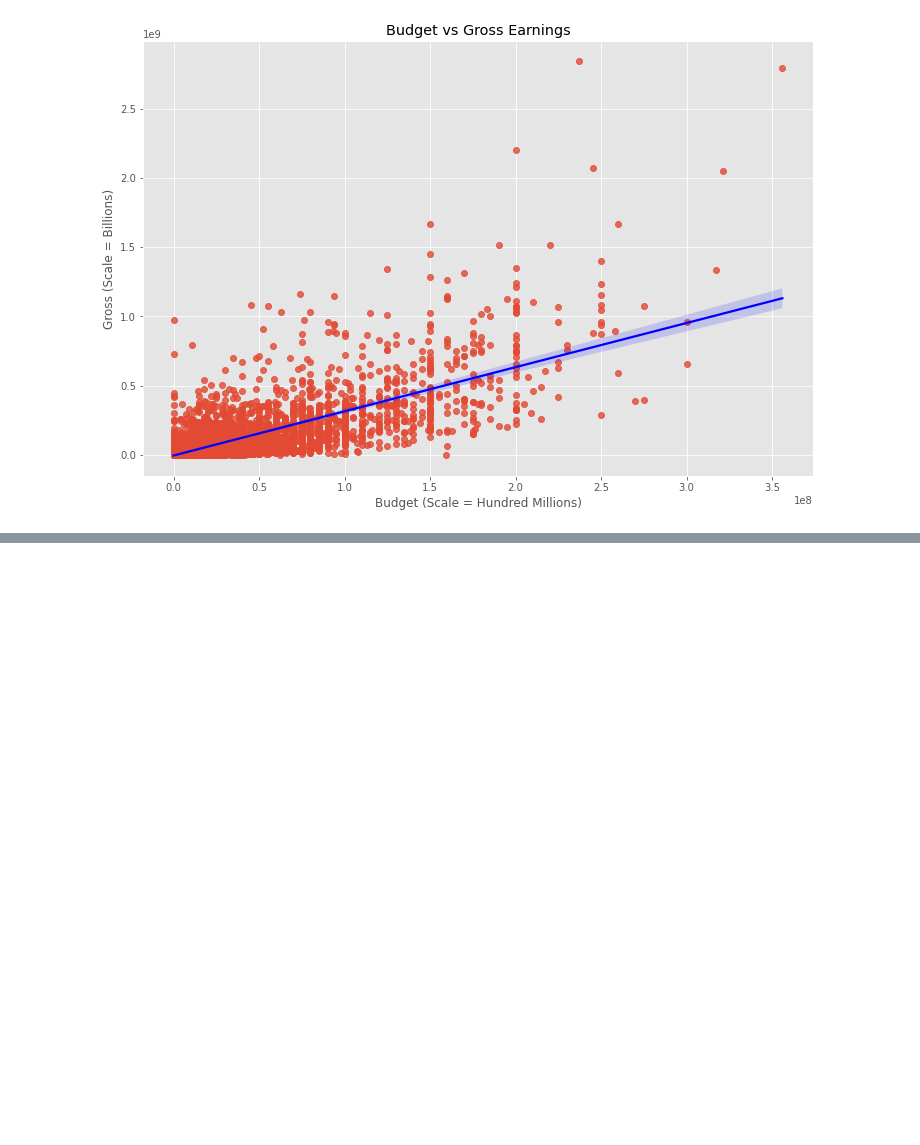
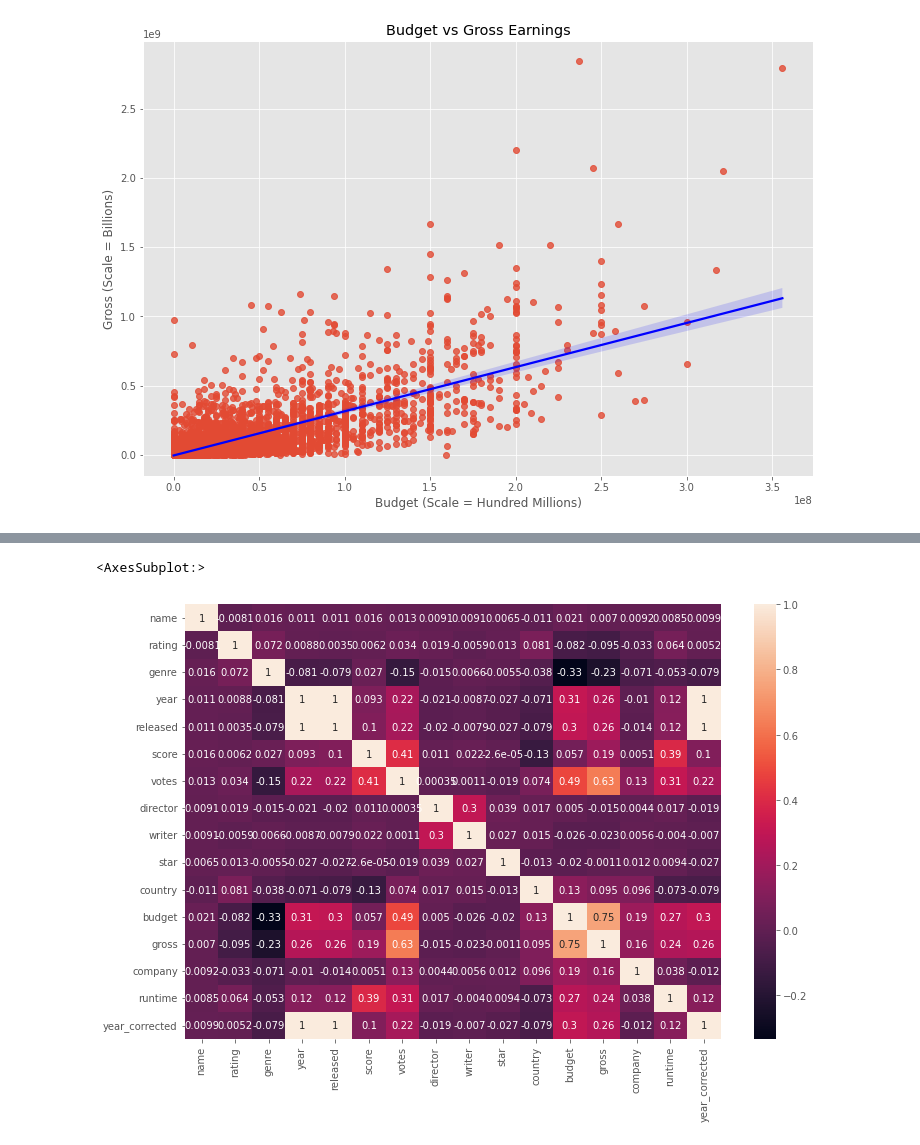
Before and after one commit to michaelconnell10/Python-Portfolio-Project-JupyterNB, a Jupyter notebook: Python Portfolio Project.ipynb, the cells around one changed output, grey strips where cells are left out. Cells and saved outputs as stored; diff of their text form; code cells hidden in the pictures; blank space fills up the shorter version.

```diff
--- a/Python Portfolio Project.ipynb
+++ b/Python Portfolio Project.ipynb
@@ -132,0 +145,11 @@ df.corr()
+# %%
+## Numerizing all non-numeric columns to allow for sub-analysis of this hypothesis (Country, Director, etc.)
+
+df_numerize = df
+
+for col_name in df_numerize.columns:
+    if (df_numerize[col_name].dtype == 'object'):
+        df_numerize[col_name] = df_numerize[col_name].astype('category')
+        df_numerize[col_name] = df_numerize[col_name].cat.codes
+
+df_numerize
@@ -132,0 +170,7 @@ df.corr()
+# %%
+corr_matrix = df_numerize.corr(method='pearson')
+
+sns.heatmap(corr_matrix, annot=True)
+# %% [output]
+<AxesSubplot:>
+[figure, added]
```
Also changed, not shown: parts of 15 cells of this notebook.
